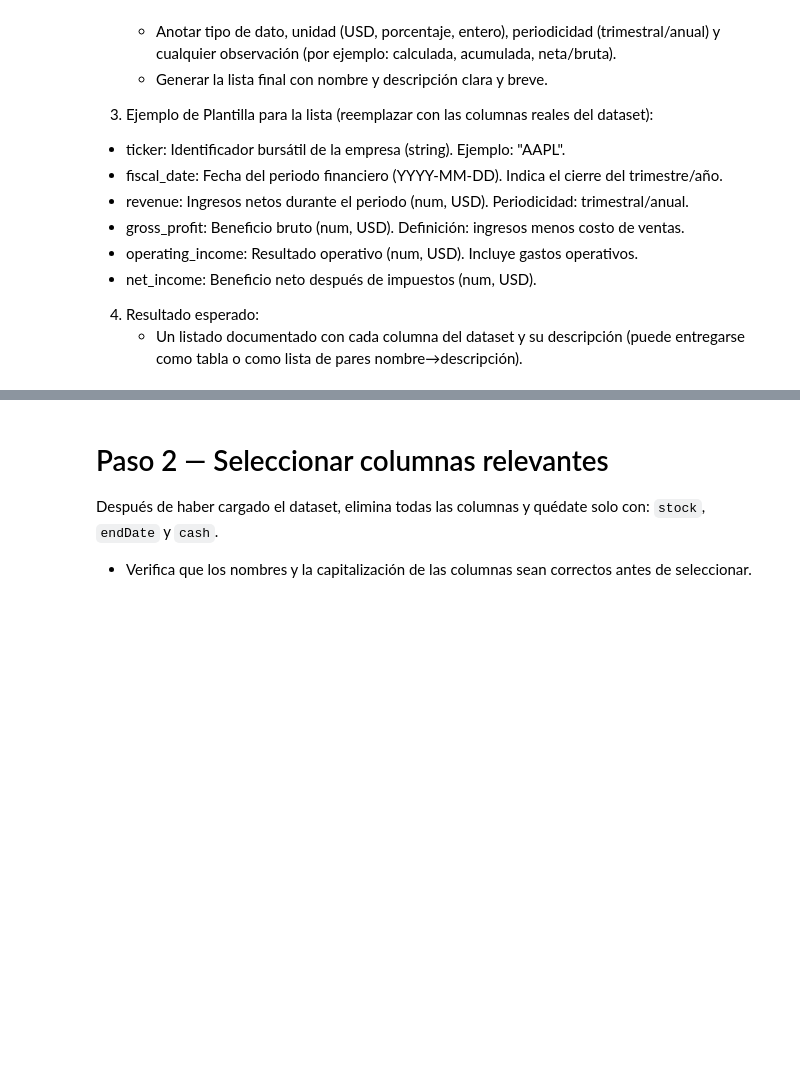
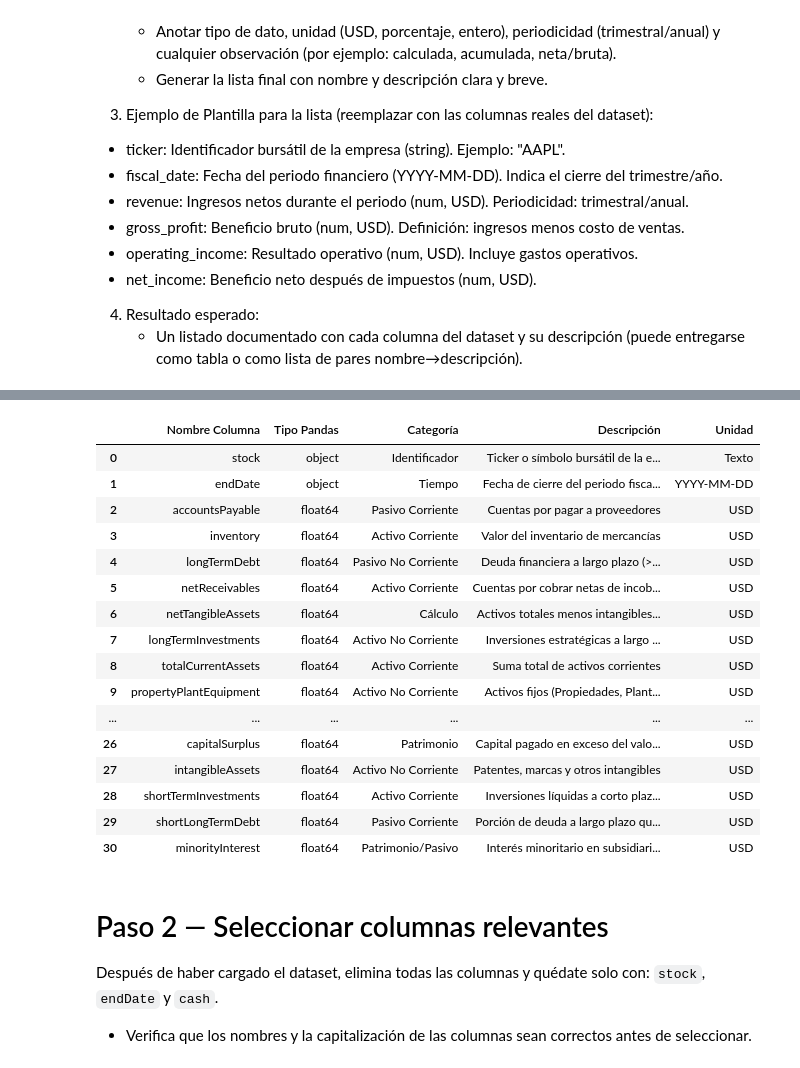
Before and after one commit to JosephJosue/IA_JOSEPH_LOO, a Jupyter notebook: Asignaciones/Asignacion_2/asignacion_2_regresion.ipynb, the cells around one changed output, grey strips where cells are left out. Drawn from its saved outputs; the diff is of its cells as text; code cells hidden in the pictures; blank space fills up the shorter version.

```diff
--- a/Asignaciones/Asignacion_2/asignacion_2_regresion.ipynb
+++ b/Asignaciones/Asignacion_2/asignacion_2_regresion.ipynb
@@ -45,14 +45,75 @@ Algunas de las características clave de la base de datos:
     - Un listado documentado con cada columna del dataset y su descripción (puede entregarse como tabla o como lista de pares nombre→descripción).
 # %%
 import pandas as pd
-import matplotlib.pyplot as plt
-from sklearn.linear_model import LinearRegression
-from sklearn.metrics import mean_squared_error, r2_score
-from pathlib import Path
 
-data_path = Path('balanceSheetHistory_annually.csv')
-df = pd.read_csv(data_path)
+# 1. Cargar el dataset
+file_path = 'balanceSheetHistory_annually.csv'
+df = pd.read_csv(file_path)
 
-print(df.dtypes)
-display(df.head())
-display(df.describe(include='all').transpose()[['count', 'mean', 'std', 'min', 'max']])
+# 2. Definir el Diccionario de Datos (Metadatos)
+data_definitions = {
+    # Identificadores
+    'stock': {'Descripción': 'Ticker o símbolo bursátil de la empresa', 'Unidad': 'Texto', 'Tipo': 'Identificador'},
+    'endDate': {'Descripción': 'Fecha de cierre del periodo fiscal reportado', 'Unidad': 'YYYY-MM-DD', 'Tipo': 'Tiempo'},
+
+    # Activos (Assets)
+    'cash': {'Descripción': 'Efectivo y equivalentes disponibles', 'Unidad': 'USD', 'Tipo': 'Activo Corriente'},
+    'shortTermInvestments': {'Descripción': 'Inversiones líquidas a corto plazo (<1 año)', 'Unidad': 'USD', 'Tipo': 'Activo Corriente'},
+    'netReceivables': {'Descripción': 'Cuentas por cobrar netas de incobrables', 'Unidad': 'USD', 'Tipo': 'Activo Corriente'},
+    'inventory': {'Descripción': 'Valor del inventario de mercancías', 'Unidad': 'USD', 'Tipo': 'Activo Corriente'},
+    'otherCurrentAssets': {'Descripción': 'Otros activos líquidos misceláneos', 'Unidad': 'USD', 'Tipo': 'Activo Corriente'},
+    'totalCurrentAssets': {'Descripción': 'Suma total de activos corrientes', 'Unidad': 'USD', 'Tipo': 'Activo Corriente'},
+    'propertyPlantEquipment': {'Descripción': 'Activos fijos (Propiedades, Planta y Equipo)', 'Unidad': 'USD', 'Tipo': 'Activo No Corriente'},
+    'goodWill': {'Descripción': 'Plusvalía (valor intangible por reputación/adquisición)', 'Unidad': 'USD', 'Tipo': 'Activo No Corriente'},
+    'intangibleAssets': {'Descripción': 'Patentes, marcas y otros intangibles', 'Unidad': 'USD', 'Tipo': 'Activo No Corriente'},
+    'longTermInvestments': {'Descripción': 'Inversiones estratégicas a largo plazo (>1 año)', 'Unidad': 'USD', 'Tipo': 'Activo No Corriente'},
+    'otherAssets': {'Descripción': 'Otros activos a largo plazo', 'Unidad': 'USD', 'Tipo': 'Activo No Corriente'},
+    'deferredLongTermAssetCharges': {'Descripción': 'Cargos diferidos a largo plazo (gastos prepagados)', 'Unidad': 'USD', 'Tipo': 'Activo No Corriente'},
+    'netTangibleAssets': {'Descripción': 'Activos totales menos intangibles y pasivos (Valor de liquidación)', 'Unidad': 'USD', 'Tipo': 'Cálculo'},
+    'totalAssets': {'Descripción': 'Suma total de recursos de la empresa', 'Unidad': 'USD', 'Tipo': 'Total Activos'},
+
+    # Pasivos (Liabilities)
+    'accountsPayable': {'Descripción': 'Cuentas por pagar a proveedores', 'Unidad': 'USD', 'Tipo': 'Pasivo Corriente'},
+    'shortLongTermDebt': {'Descripción': 'Porción de deuda a largo plazo que vence este año', 'Unidad': 'USD', 'Tipo': 'Pasivo Corriente'},
+    'otherCurrentLiab': {'Descripción': 'Otras obligaciones a corto plazo', 'Unidad': 'USD', 'Tipo': 'Pasivo Corriente'},
+    'totalCurrentLiabilities': {'Descripción': 'Suma total de deudas a corto plazo (<1 año)', 'Unidad': 'USD', 'Tipo': 'Pasivo Corriente'},
+    'longTermDebt': {'Descripción': 'Deuda financiera a largo plazo (>1 año)', 'Unidad': 'USD', 'Tipo': 'Pasivo No Corriente'},
+    'otherLiab': {'Descripción': 'Otros pasivos misceláneos', 'Unidad': 'USD', 'Tipo': 'Pasivo No Corriente'},
+    'deferredLongTermLiab': {'Descripción': 'Impuestos diferidos o ingresos no devengados', 'Unidad': 'USD', 'Tipo': 'Pasivo No Corriente'},
+    'totalLiab': {'Descripción': 'Suma total de deudas y obligaciones', 'Unidad': 'USD', 'Tipo': 'Total Pasivos'},
+
+    # Patrimonio (Equity)
+    'commonStock': {'Descripción': 'Valor nominal de acciones comunes emitidas', 'Unidad': 'USD', 'Tipo': 'Patrimonio'},
+    'capitalSurplus': {'Descripción': 'Capital pagado en exceso del valor nominal', 'Unidad': 'USD', 'Tipo': 'Patrimonio'},
+    'retainedEarnings': {'Descripción': 'Utilidades acumuladas no distribuidas', 'Unidad': 'USD', 'Tipo': 'Patrimonio'},
+    'treasuryStock': {'Descripción': 'Acciones recompradas por la empresa (valor negativo)', 'Unidad': 'USD', 'Tipo': 'Patrimonio'},
+    'otherStockholderEquity': {'Descripción': 'Otros ajustes al patrimonio', 'Unidad': 'USD', 'Tipo': 'Patrimonio'},
+    'totalStockholderEquity': {'Descripción': 'Valor contable total (Activos - Pasivos)', 'Unidad': 'USD', 'Tipo': 'Total Patrimonio'},
+    'minorityInterest': {'Descripción': 'Interés minoritario en subsidiarias consolidadas', 'Unidad': 'USD', 'Tipo': 'Patrimonio/Pasivo'}
+}
+
+# 3. Generar el Reporte de Columnas
+report_list = []
+
+for col in df.columns:
+    # Obtenemos el tipo de dato real detectado por pandas
+    pandas_dtype = str(df[col].dtype)
+
+    # Buscamos la definición en nuestro diccionario (si no existe, ponemos valores por defecto)
+    info = data_definitions.get(col, {'Descripción': 'No definida', 'Unidad': '-', 'Tipo': '-'})
+
+    report_list.append({
+        'Nombre Columna': col,
+        'Tipo Pandas': pandas_dtype,
+        'Categoría': info['Tipo'],
+        'Descripción': info['Descripción'],
+        'Unidad': info['Unidad']
+    })
+
+# Crear DataFrame para visualizar
+df_dictionario = pd.DataFrame(report_list)
+
+# Mostrar el resultado (usando style para que se vea mejor en Jupyter)
+print("Resumen del Dataset: Dimensiones", df.shape)
+display(df_dictionario)
+# %% [output]
@@ -59,3 +121,20 @@ display(df.describe(include='all').transpose()[['count', 'mean', 'std', 'min', '
+|  | Nombre Columna | Tipo Pandas | Categoría | Descripción | Unidad |
+| 0 | stock | object | Identificador | Ticker o símbolo bursátil de la e... | Texto |
+| 1 | endDate | object | Tiempo | Fecha de cierre del periodo fisca... | YYYY-MM-DD |
+| 2 | accountsPayable | float64 | Pasivo Corriente | Cuentas por pagar a proveedores | USD |
+| 3 | inventory | float64 | Activo Corriente | Valor del inventario de mercancías | USD |
+| 4 | longTermDebt | float64 | Pasivo No Corriente | Deuda financiera a largo plazo (>... | USD |
+| 5 | netReceivables | float64 | Activo Corriente | Cuentas por cobrar netas de incob... | USD |
+| 6 | netTangibleAssets | float64 | Cálculo | Activos totales menos intangibles... | USD |
+| 7 | longTermInvestments | float64 | Activo No Corriente | Inversiones estratégicas a largo ... | USD |
+| 8 | totalCurrentAssets | float64 | Activo Corriente | Suma total de activos corrientes | USD |
+| 9 | propertyPlantEquipment | float64 | Activo No Corriente | Activos fijos (Propiedades, Plant... | USD |
+| ... | ... | ... | ... | ... | ... |
+| 26 | capitalSurplus | float64 | Patrimonio | Capital pagado en exceso del valo... | USD |
+| 27 | intangibleAssets | float64 | Activo No Corriente | Patentes, marcas y otros intangibles | USD |
+| 28 | shortTermInvestments | float64 | Activo Corriente | Inversiones líquidas a corto plaz... | USD |
+| 29 | shortLongTermDebt | float64 | Pasivo Corriente | Porción de deuda a largo plazo qu... | USD |
+| 30 | minorityInterest | float64 | Patrimonio/Pasivo | Interés minoritario en subsidiari... | USD |
 # %% [markdown]
 # Paso 2 — Seleccionar columnas relevantes
 
```
Also changed, not shown: parts of 9 cells of this notebook, 2 other files.
